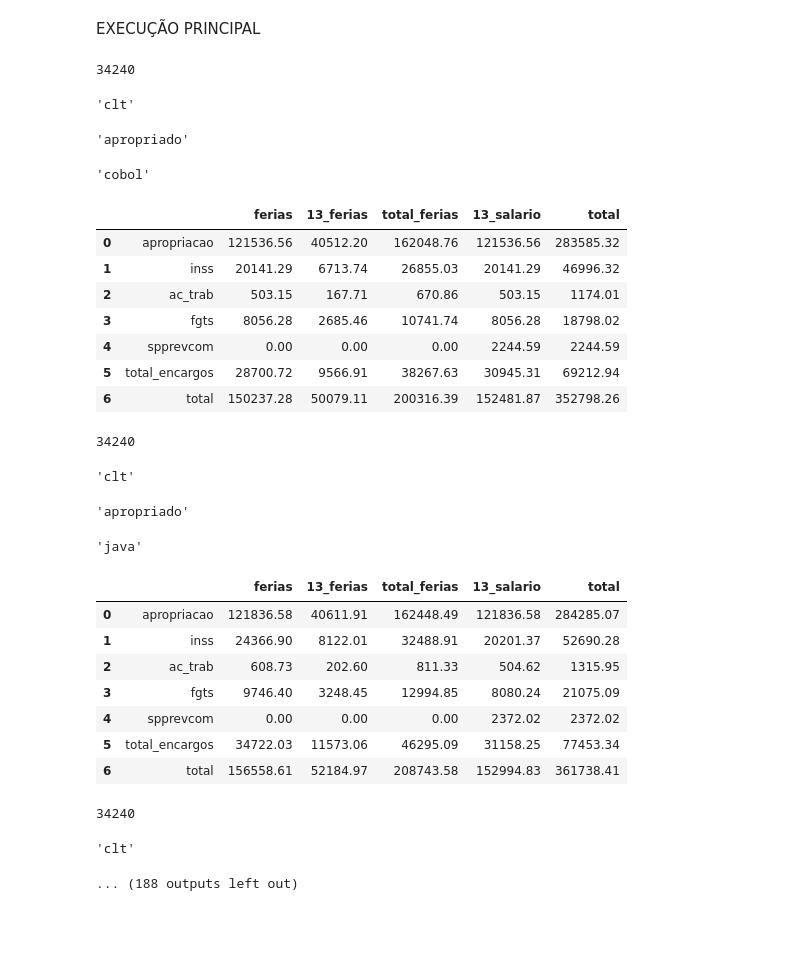
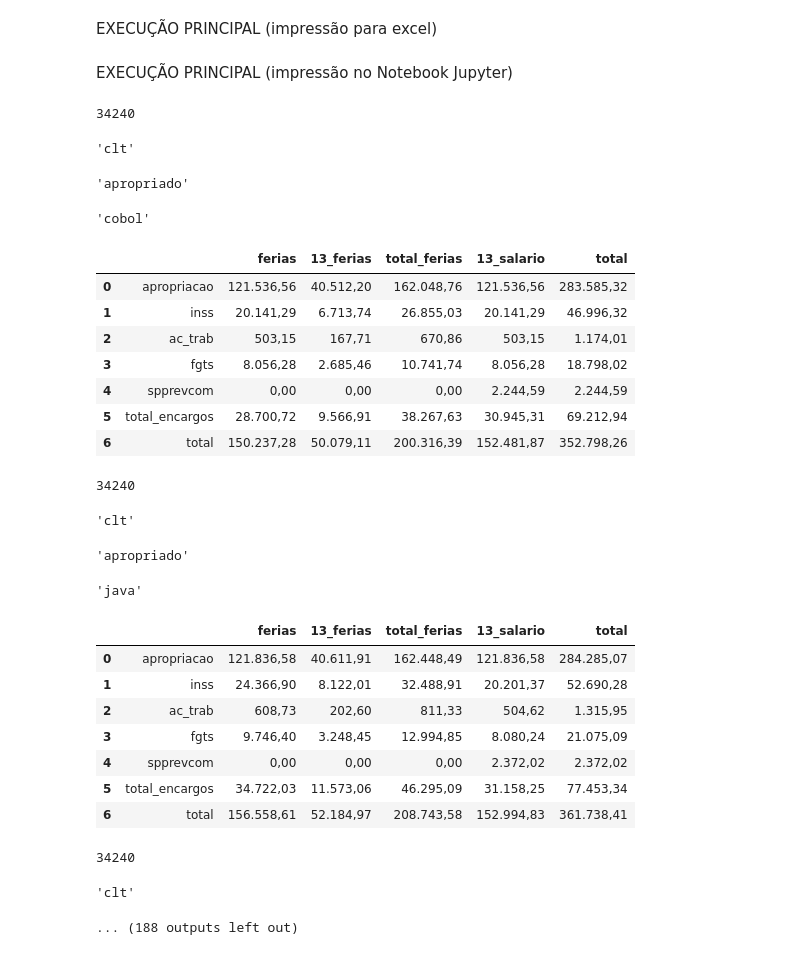
Before and after one commit to dev-alan87/apropriacao_compare, a Jupyter notebook: export_reports.ipynb, the cells around one changed output. Drawn from its saved outputs; the diff is of its cells as text; code cells hidden in the pictures; blank space fills up the shorter version.

Commit message:
export_reports imprime para JupyterNotebook (ideal para exportar em PDF) e em planilha xlsx

```diff
--- a/export_reports.ipynb
+++ b/export_reports.ipynb
@@ -8,0 +14,21 @@ import compare_reports as compare # type: ignore
+# %%
+def get_columns() -> list:
+    columns = ['', 'ferias', '13_ferias', 'total_ferias', '13_salario', 'total']
+    return columns
+
+def format_value(value):
+    try:
+        if type(value) is str:
+            value = value.strip()
+        value = float(value)
+        return locale.format_string('%1.2f', value, grouping=True)
+    except ValueError:
+        return value
+
+def format_dataframe_to_excel(origin:str, df:pd.DataFrame) -> pd.DataFrame:
+    adapted = pd.DataFrame(columns=get_columns())
+    adapted.loc[0] = [origin.upper(), '', '', '', '', '']
+    df.columns = get_columns()
+    df.reset_index(drop=True, inplace=True)
+    adapted = pd.concat([adapted, df.apply(lambda column: column.map(format_value))], ignore_index=True)
+    return adapted
@@ -9,42 +47,54 @@ import compare_reports as compare # type: ignore
 # %% [markdown]
-EXECUÇÃO PRINCIPAL
+EXECUÇÃO PRINCIPAL (impressão para excel)
+# %%
+excel_file_name = datetime.now().strftime('%Y%m%d%H%M')+'_comparativo_RHPP05LA.xlsx'
+excel_writer = pd.ExcelWriter(excel_file_name, engine='xlsxwriter')
+
+for chave, valores in results.items():
+    for tipo_funcionario, tabelas in valores.items():
+        for tipo_tabela, origens in tabelas.items():
+            sheet_name = f'{chave}_{tipo_funcionario}_{tipo_tabela}'
+            sheet = pd.DataFrame(columns=get_columns())
+            for origem, df in origens.items():
+                sheet = pd.concat([sheet, format_dataframe_to_excel(origem, df)], ignore_index=True)
+            sheet.to_excel(excel_writer, sheet_name=sheet_name, index=False)
+
+excel_writer.close()
+# %% [markdown]
+EXECUÇÃO PRINCIPAL (impressão no Notebook Jupyter)
 # %%
-cobol_file_path = "RHPP05LA.PDF"
-java_file_path  = "RHPP05LA - GERAL.pdf"
-
-results = compare.get_comparative_report(cobol_file_path, java_file_path)
-
 for chave, valores in results.items():
     for tipo_funcionario, tabelas in valores.items():
         for tipo_tabela, origens in tabelas.items():
-            for origem, dataframe in origens.items():
+            for origem, df in origens.items():
                 display(chave, tipo_funcionario, tipo_tabela, origem)
-                display(dataframe)
+                df_formated = df.apply(lambda column: column.map(format_value))
+                display(df_formated)
 # %% [output]
 34240
 'clt'
 'apropriado'
 'cobol'
 |  |  | ferias | 13_ferias | total_ferias | 13_salario | total |
-| 0 | apropriacao | 121536.56 | 40512.20 | 162048.76 | 121536.56 | 283585.32 |
-| 1 | inss | 20141.29 | 6713.74 | 26855.03 | 20141.29 | 46996.32 |
-| 2 | ac_trab | 503.15 | 167.71 | 670.86 | 503.15 | 1174.01 |
-| 3 | fgts | 8056.28 | 2685.46 | 10741.74 | 8056.28 | 18798.02 |
-| 4 | spprevcom | 0.00 | 0.00 | 0.00 | 2244.59 | 2244.59 |
-| 5 | total_encargos | 28700.72 | 9566.91 | 38267.63 | 30945.31 | 69212.94 |
-| 6 | total | 150237.28 | 50079.11 | 200316.39 | 152481.87 | 352798.26 |
+| 0 | apropriacao | 121.536,56 | 40.512,20 | 162.048,76 | 121.536,56 | 283.585,32 |
+| 1 | inss | 20.141,29 | 6.713,74 | 26.855,03 | 20.141,29 | 46.996,32 |
+| 2 | ac_trab | 503,15 | 167,71 | 670,86 | 503,15 | 1.174,01 |
+| 3 | fgts | 8.056,28 | 2.685,46 | 10.741,74 | 8.056,28 | 18.798,02 |
+| 4 | spprevcom | 0,00 | 0,00 | 0,00 | 2.244,59 | 2.244,59 |
+| 5 | total_encargos | 28.700,72 | 9.566,91 | 38.267,63 | 30.945,31 | 69.212,94 |
+| 6 | total | 150.237,28 | 50.079,11 | 200.316,39 | 152.481,87 | 352.798,26 |
 34240
 'clt'
 'apropriado'
 'java'
 |  |  | ferias | 13_ferias | total_ferias | 13_salario | total |
-| 0 | apropriacao | 121836.58 | 40611.91 | 162448.49 | 121836.58 | 284285.07 |
-| 1 | inss | 24366.90 | 8122.01 | 32488.91 | 20201.37 | 52690.28 |
-| 2 | ac_trab | 608.73 | 202.60 | 811.33 | 504.62 | 1315.95 |
-| 3 | fgts | 9746.40 | 3248.45 | 12994.85 | 8080.24 | 21075.09 |
-| 4 | spprevcom | 0.00 | 0.00 | 0.00 | 2372.02 | 2372.02 |
-| 5 | total_encargos | 34722.03 | 11573.06 | 46295.09 | 31158.25 | 77453.34 |
-| 6 | total | 156558.61 | 52184.97 | 208743.58 | 152994.83 | 361738.41 |
+| 0 | apropriacao | 121.836,58 | 40.611,91 | 162.448,49 | 121.836,58 | 284.285,07 |
+| 1 | inss | 24.366,90 | 8.122,01 | 32.488,91 | 20.201,37 | 52.690,28 |
+| 2 | ac_trab | 608,73 | 202,60 | 811,33 | 504,62 | 1.315,95 |
+| 3 | fgts | 9.746,40 | 3.248,45 | 12.994,85 | 8.080,24 | 21.075,09 |
+| 4 | spprevcom | 0,00 | 0,00 | 0,00 | 2.372,02 | 2.372,02 |
+| 5 | total_encargos | 34.722,03 | 11.573,06 | 46.295,09 | 31.158,25 | 77.453,34 |
+| 6 | total | 156.558,61 | 52.184,97 | 208.743,58 | 152.994,83 | 361.738,41 |
 34240
 'clt'
 ... (188 outputs left out)
```
Also changed, not shown: parts of 5 cells of this notebook, 4 other files.
